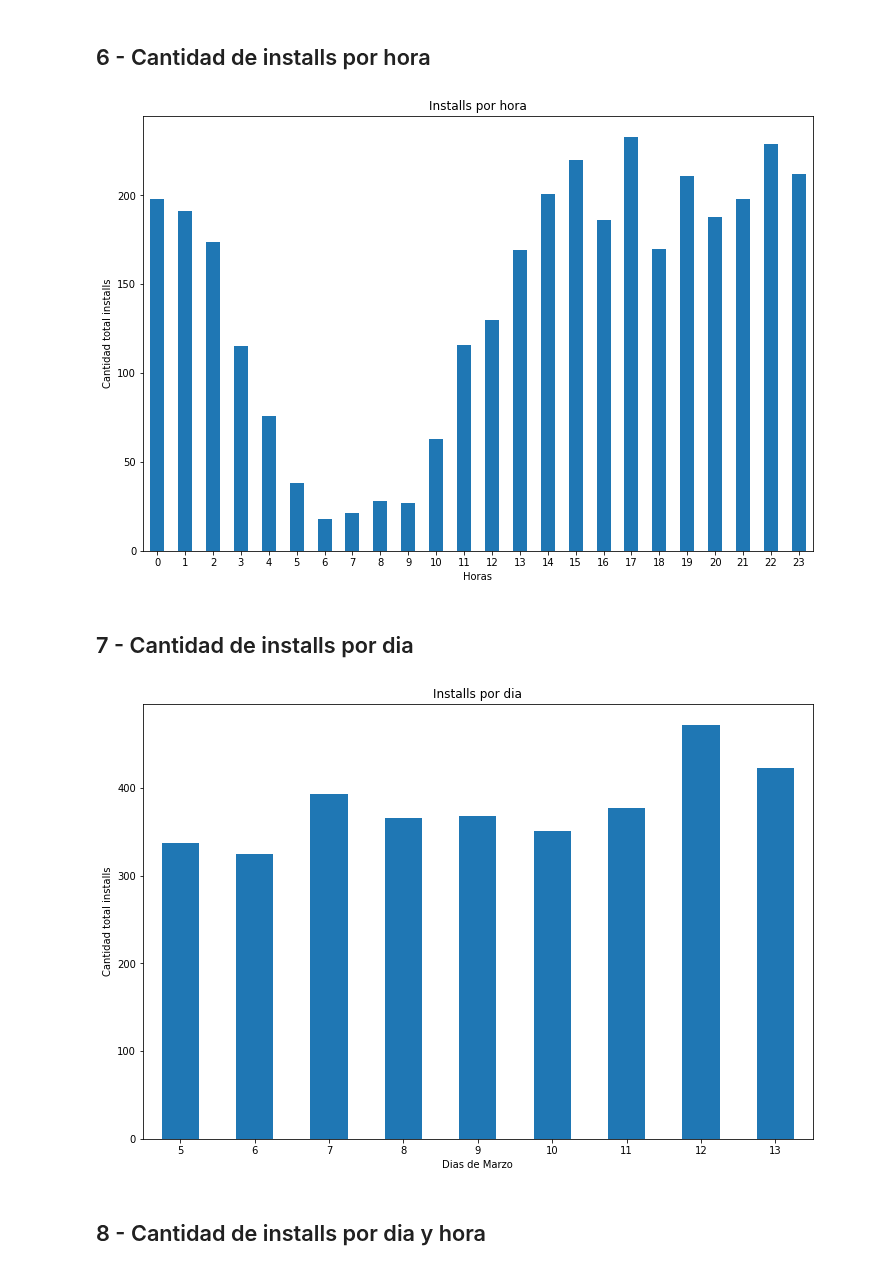
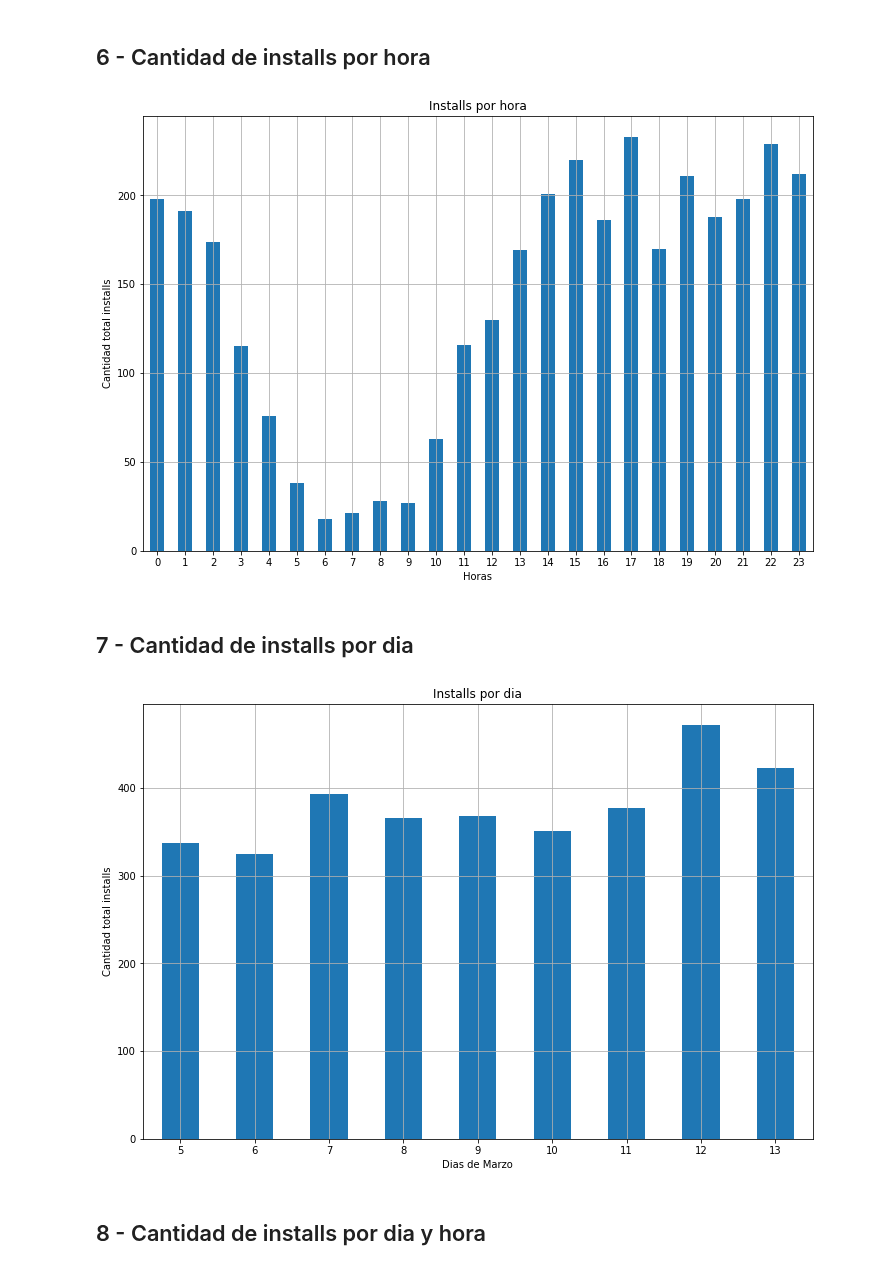
Before and after one commit to sberoch/Datos, a Jupyter notebook: installs.ipynb, the cells around one changed output. Saved outputs shown, nothing was run; the diff lists cells and outputs as text; code cells hidden in the pictures.

```diff
--- a/installs.ipynb
+++ b/installs.ipynb
@@ -181,11 +181,11 @@ inst_hora = installs.groupby('hour').agg({'hour':'count'})
 # %%
 inst_hora.columns = ['count']
 # %%
-grph6 = inst_hora.plot.bar(figsize = (12,8), legend = False, rot = 0, title = 'Installs por hora')
+grph6 = inst_hora.plot.bar(figsize = (12,8), legend = False, rot = 0, title = 'Installs por hora', grid =True)
 grph6.set_ylabel('Cantidad total installs')
 grph6.set_xlabel('Horas');
 # %% [output]
-[figure, old version]
+[figure, new version]
 # %% [markdown]
 ## 7 - Cantidad de installs por dia
 # %%
@@ -193,11 +193,11 @@ inst_dia = installs.groupby('day').agg({'day':'count'})
 # %%
 inst_dia.columns = ['count']
 # %%
-grph7 = inst_dia.plot.bar(figsize = (12,8), legend = False, rot = 0, title = 'Installs por dia')
+grph7 = inst_dia.plot.bar(figsize = (12,8), legend = False, rot = 0, title = 'Installs por dia', grid =True)
 grph7.set_ylabel('Cantidad total installs')
 grph7.set_xlabel('Dias de Marzo');
 # %% [output]
-[figure, old version]
+[figure, new version]
 # %% [markdown]
 ## 8 - Cantidad de installs por dia y hora
 # %%
```
